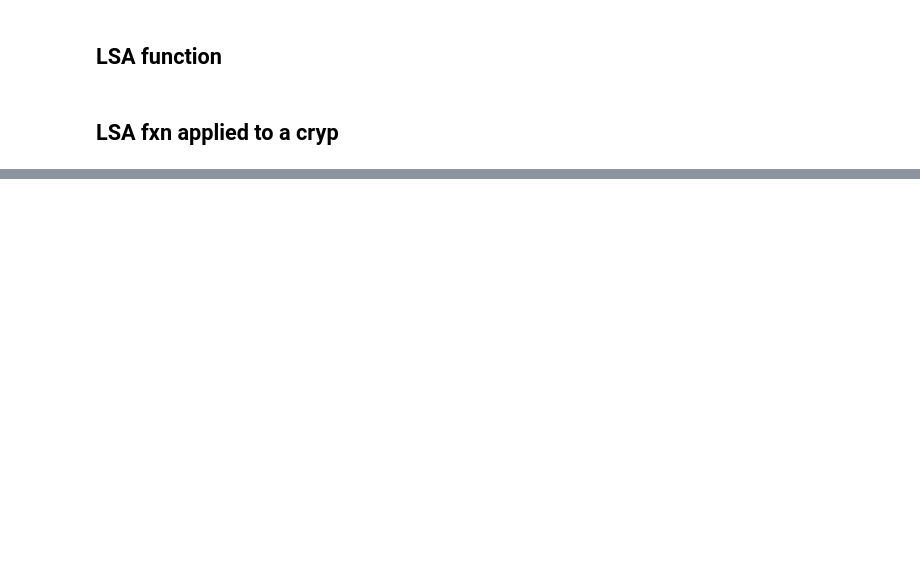
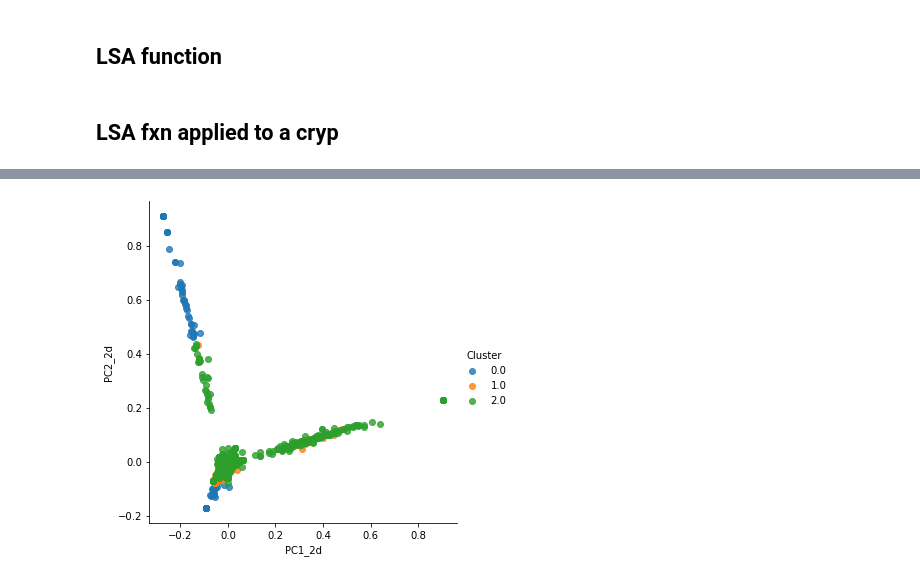
Before and after one commit to ClaytonYoung/ClaytonYoung.github.io, a Jupyter notebook: assets/Metis/NLP/sandbox-Copy1.ipynb, the cells around one changed output, grey strips where cells are left out. Saved outputs shown, nothing was run; the diff lists cells and outputs as text; code cells hidden in the pictures; blank space fills up the shorter version.

Commit message:
testing plot display

```diff
--- a/assets/Metis/NLP/sandbox-Copy1.ipynb
+++ b/assets/Metis/NLP/sandbox-Copy1.ipynb
@@ -484,0 +798,19 @@ cryp_list[0]
+# %%
+PCs_1d.columns = ["PC1_1d"]
+
+#"PC1_2d" means: 'The first principal component of the components created for 2-D visualization, by PCA.'
+#And "PC2_2d" means: 'The second principal component of the components created for 2-D visualization, by PCA.'
+PCs_2d.columns = ["PC1_2d", "PC2_2d"]
+
+PCs_3d.columns = ["PC1_3d", "PC2_3d", "PC3_3d"]
+# %%
+plotX = pd.concat([plotX,PCs_1d,PCs_2d,PCs_3d], axis=1, join='inner')
+# %%
+plotX["dummy"] = 0
+# %%
+#Note that all of the DataFrames below are sub-DataFrames of 'plotX'.
+#This is because we intend to plot the values contained within each of these DataFrames.
+
+cluster0 = plotX[plotX["Cluster"] == 0]
+cluster1 = plotX[plotX["Cluster"] == 1]
+cluster2 = plotX[plotX["Cluster"] == 2]
@@ -484,0 +820,48 @@ cryp_list[0]
+# %%
+#Instructions for building the 1-D plot
+
+#trace1 is for 'Cluster 0'
+trace1 = go.Scatter(
+                    x = cluster0["PC1_1d"],
+                    y = cluster0["dummy"],
+                    mode = "markers",
+                    name = "Cluster 0",
+                    marker = dict(color = 'rgba(255, 128, 255, 0.8)'),
+                    text = None)
+
+#trace2 is for 'Cluster 1'
+trace2 = go.Scatter(
+                    x = cluster1["PC1_1d"],
+                    y = cluster1["dummy"],
+                    mode = "markers",
+                    name = "Cluster 1",
+                    marker = dict(color = 'rgba(255, 128, 2, 0.8)'),
+                    text = None)
+
+#trace3 is for 'Cluster 2'
+trace3 = go.Scatter(
+                    x = cluster2["PC1_1d"],
+                    y = cluster2["dummy"],
+                    mode = "markers",
+                    name = "Cluster 2",
+                    marker = dict(color = 'rgba(0, 255, 200, 0.8)'),
+                    text = None)
+
+data = [trace1, trace2, trace3]
+
+title = "Visualizing Clusters in One Dimension Using PCA"
+
+layout = dict(title = title,
+              xaxis= dict(title= 'PC1',ticklen= 5,zeroline= False),
+              yaxis= dict(title= '',ticklen= 5,zeroline= False)
+             )
+
+fig = dict(data = data, layout = layout)
+
+iplot(fig)
+
+import seaborn as sns
+sns.lmplot( x="PC1_2d", y="PC2_2d", data=plotX, fit_reg=False, hue='Cluster', legend=True)
+
+init_notebook_mode(connected=True)
+# %% [output]
@@ -484,0 +869 @@ cryp_list[0]
+[figure, added]
```
Also changed, not shown: parts of 68 cells of this notebook.
